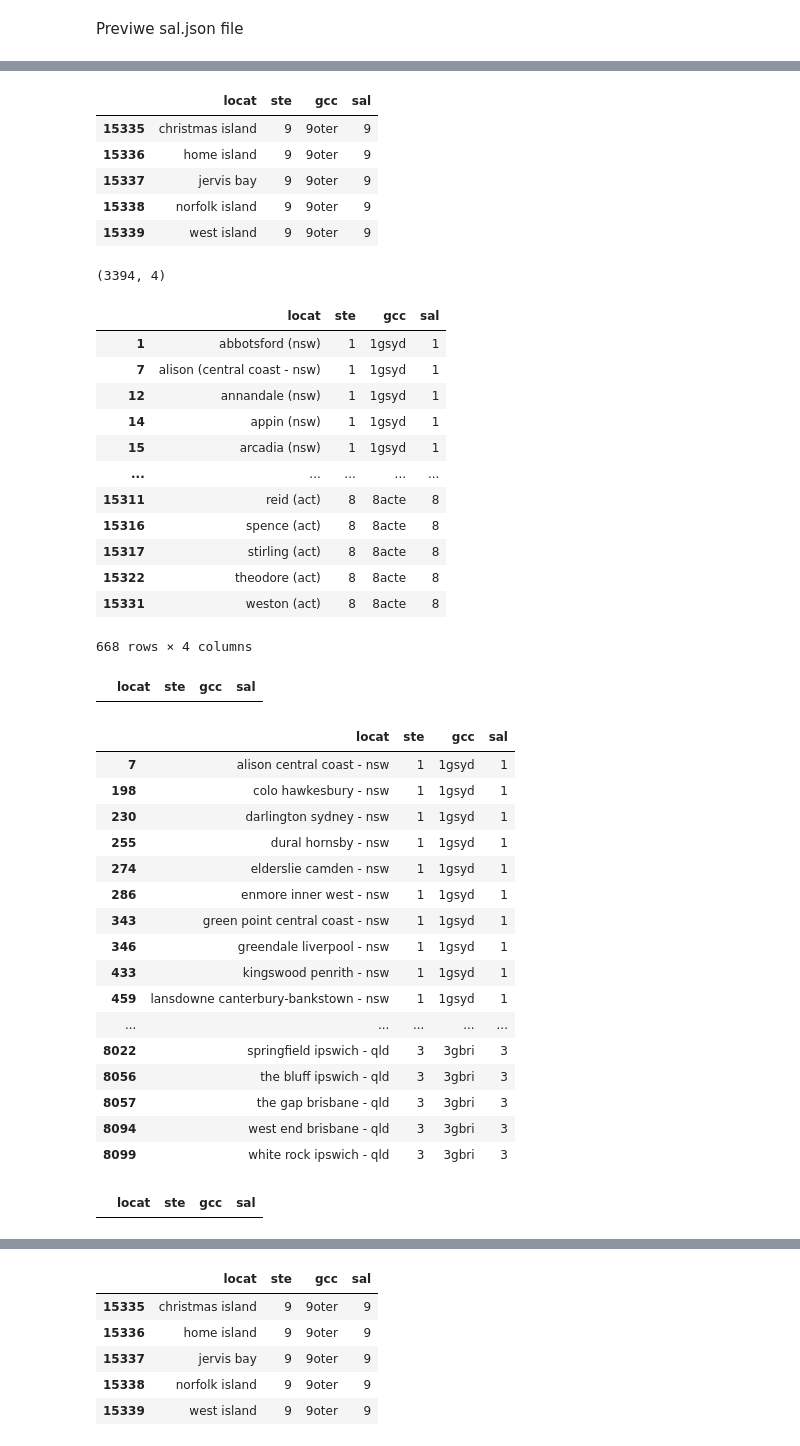
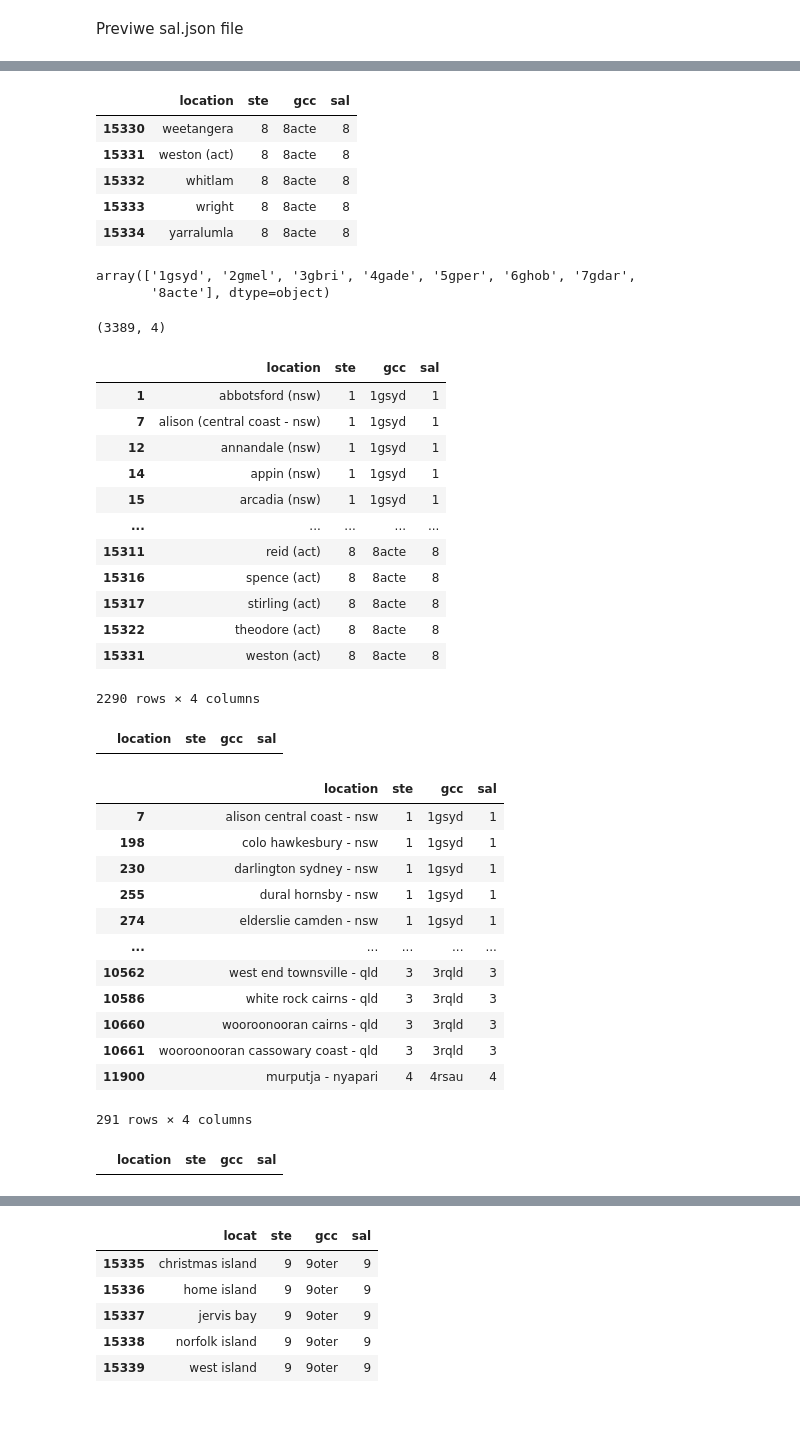
Before and after one commit to rNLKJA/Twitter-Data-Analysis-with-HPC, a Jupyter notebook: notebook/sal.ipynb, the cells around one changed output, grey strips where cells are left out. Drawn from its saved outputs; the diff is of its cells as text; code cells hidden in the pictures; blank space fills up the shorter version.

```diff
--- a/notebook/sal.ipynb
+++ b/notebook/sal.ipynb
@@ -7,6 +7,6 @@ import re
 Previwe sal.json file
 # %%
 df = pd.read_json("../data/sal.json", orient="index")
-df.reset_index(names="locat", inplace=True)
+df.reset_index(names="location", inplace=True)
 df.tail()
 # %% [output]
@@ -30,23 +30,31 @@ dtype: object
 # %%
 # drop any rural sal value, this won't be use in the future
 df = df[~df.gcc.str.contains(r"\dr[a-z]{3}")]
+df = df[~df.gcc.str.contains("9oter")]
 df.tail()
+
+# keep for future usage if we do need to count rural tweets
 # %% [output]
-|  | locat | ste | gcc | sal |
-| 15335 | christmas island | 9 | 9oter | 9 |
-| 15336 | home island | 9 | 9oter | 9 |
-| 15337 | jervis bay | 9 | 9oter | 9 |
-| 15338 | norfolk island | 9 | 9oter | 9 |
-| 15339 | west island | 9 | 9oter | 9 |
+|  | location | ste | gcc | sal |
+| 15330 | weetangera | 8 | 8acte | 8 |
+| 15331 | weston (act) | 8 | 8acte | 8 |
+| 15332 | whitlam | 8 | 8acte | 8 |
+| 15333 | wright | 8 | 8acte | 8 |
+| 15334 | yarralumla | 8 | 8acte | 8 |
+# %%
+df.gcc.unique()
+# %% [output]
+array(['1gsyd', '2gmel', '3gbri', '4gade', '5gper', '6ghob', '7gdar',
+       '8acte'], dtype=object)
 # %%
 df.shape
 # %% [output]
-(3394, 4)
+(3389, 4)
 # %%
 # Count number of index with state identifier, remove brackets around state abbreviations.
-df[df.locat.str.contains("[()]")]
+df[df.location.str.contains("[()]")]
 # %% [output]
-|  | locat | ste | gcc | sal |
+|  | location | ste | gcc | sal |
 | 1 | abbotsford (nsw) | 1 | 1gsyd | 1 |
 | 7 | alison (central coast - nsw) | 1 | 1gsyd | 1 |
 | 12 | annandale (nsw) | 1 | 1gsyd | 1 |
@@ -58,39 +66,35 @@ df[df.locat.str.contains("[()]")]
 | 15317 | stirling (act) | 8 | 8acte | 8 |
 | 15322 | theodore (act) | 8 | 8acte | 8 |
 | 15331 | weston (act) | 8 | 8acte | 8 |
-668 rows × 4 columns
+2290 rows × 4 columns
 # %%
 # replace the () with an empty string
-df.locat = df.agg(lambda x: re.sub(r"[()]", "", x.locat), axis=1)
-df[df.locat.str.contains("[()]")]
+df.location = df.agg(lambda x: re.sub(r"[()]", "", x.location), axis=1)
+df[df.location.str.contains("[()]")]
 # %% [output]
-|  | locat | ste | gcc | sal |
+|  | location | ste | gcc | sal |
 # %%
 # count number of index contains ' - '
-df[df.locat.str.contains(" - ")]
+df[df.location.str.contains(" - ")]
 # %% [output]
-|  | locat | ste | gcc | sal |
+|  | location | ste | gcc | sal |
 | 7 | alison central coast - nsw | 1 | 1gsyd | 1 |
 | 198 | colo hawkesbury - nsw | 1 | 1gsyd | 1 |
 | 230 | darlington sydney - nsw | 1 | 1gsyd | 1 |
 | 255 | dural hornsby - nsw | 1 | 1gsyd | 1 |
 | 274 | elderslie camden - nsw | 1 | 1gsyd | 1 |
-| 286 | enmore inner west - nsw | 1 | 1gsyd | 1 |
-| 343 | green point central coast - nsw | 1 | 1gsyd | 1 |
-| 346 | greendale liverpool - nsw | 1 | 1gsyd | 1 |
-| 433 | kingswood penrith - nsw | 1 | 1gsyd | 1 |
-| 459 | lansdowne canterbury-bankstown - nsw | 1 | 1gsyd | 1 |
 | ... | ... | ... | ... | ... |
-| 8022 | springfield ipswich - qld | 3 | 3gbri | 3 |
-| 8056 | the bluff ipswich - qld | 3 | 3gbri | 3 |
-| 8057 | the gap brisbane - qld | 3 | 3gbri | 3 |
-| 8094 | west end brisbane - qld | 3 | 3gbri | 3 |
-| 8099 | white rock ipswich - qld | 3 | 3gbri | 3 |
+| 10562 | west end townsville - qld | 3 | 3rqld | 3 |
+| 10586 | white rock cairns - qld | 3 | 3rqld | 3 |
+| 10660 | wooroonooran cairns - qld | 3 | 3rqld | 3 |
+| 10661 | wooroonooran cassowary coast - qld | 3 | 3rqld | 3 |
+| 11900 | murputja - nyapari | 4 | 4rsau | 4 |
+291 rows × 4 columns
 # %%
 # replace " - " with " "
-df.locat = df.agg(lambda x: re.sub(" - ", " ", x.locat), axis=1)
-df[df.locat.str.contains(" - ")]
+df.location = df.agg(lambda x: re.sub(" - ", " ", x.location), axis=1)
+df[df.location.str.contains(" - ")]
 # %% [output]
-|  | locat | ste | gcc | sal |
+|  | location | ste | gcc | sal |
 # %%
 # count number of index contains "."
```
Also changed, not shown: parts of 13 cells of this notebook, 41 other files.
